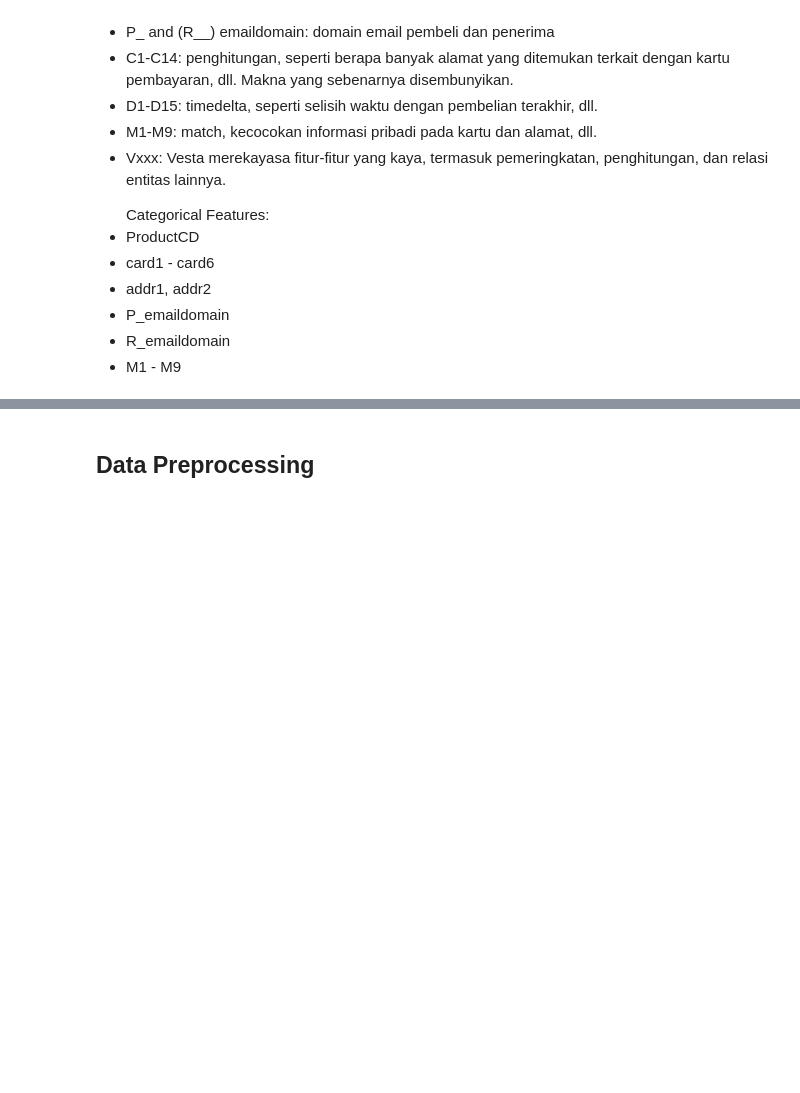
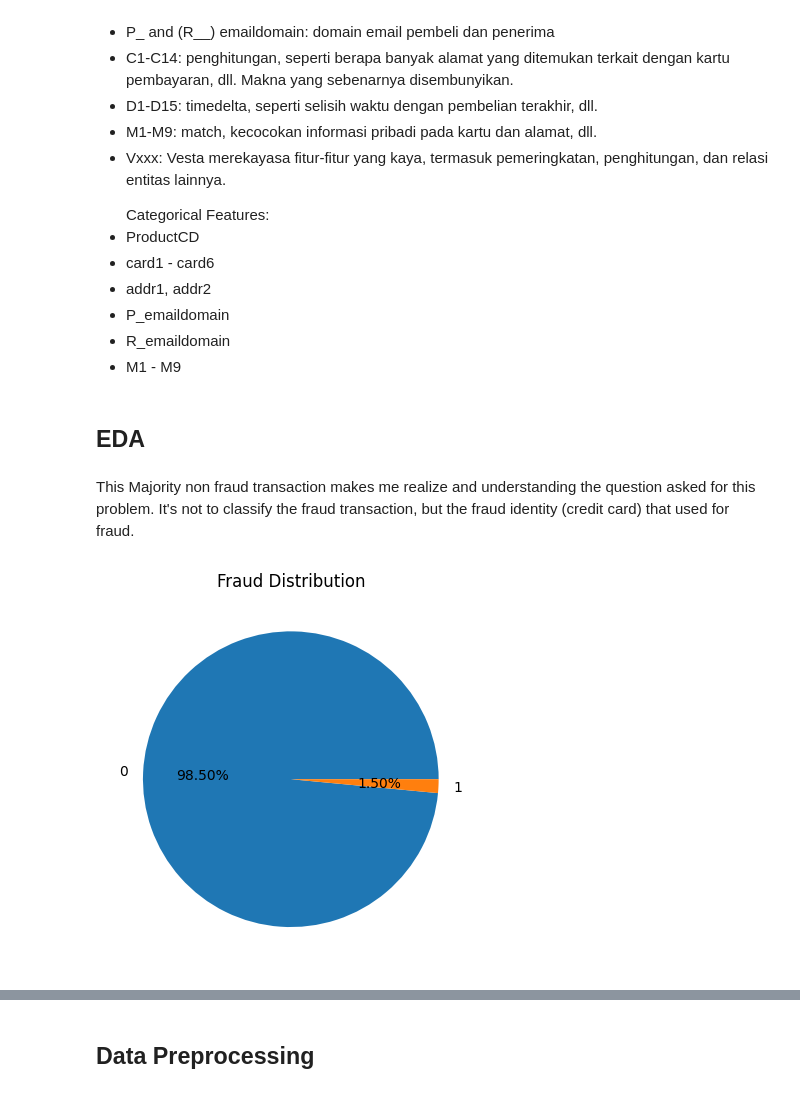
Before and after one commit to Ichsan4Fa/Fraud-Detection-Using-GNN, a Jupyter notebook: Fraud_Detection_Using_GNN.ipynb, the cells around one changed output, grey strips where cells are left out. Drawn from its saved outputs; the diff is of its cells as text; code cells hidden in the pictures; blank space fills up the shorter version.

```diff
--- a/Fraud_Detection_Using_GNN.ipynb
+++ b/Fraud_Detection_Using_GNN.ipynb
@@ -261,3 +262,5 @@ memory usage: 338.4+ KB
 <li>R_emaildomain
 <li>M1 - M9
 </ul>
+# %% [markdown]
+## EDA
@@ -263,0 +270,8 @@ memory usage: 338.4+ KB
+# %% [markdown]
+This Majority non fraud transaction makes me realize and understanding the question asked for this problem. It's not to classify the fraud transaction, but the fraud identity (credit card) that used for fraud.
+# %%
+plt.pie(training_df.isFraud.value_counts(), labels = training_df.isFraud.value_counts().index, autopct = '%1.2f%%')
+plt.title('Fraud Distribution')
+plt.show()
+# %% [output]
+[figure, added]
```
Also changed, not shown: parts of 17 cells of this notebook.
